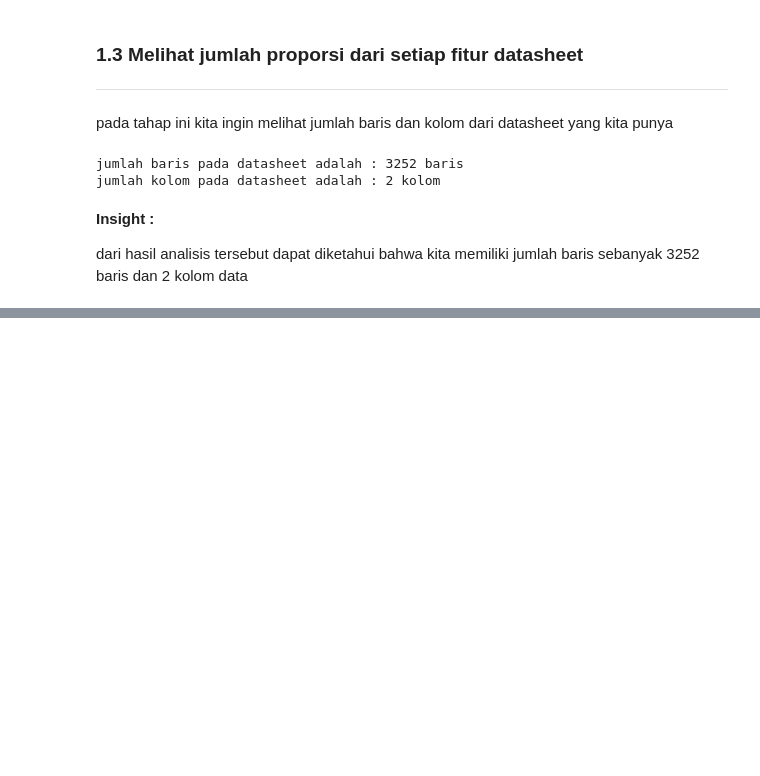
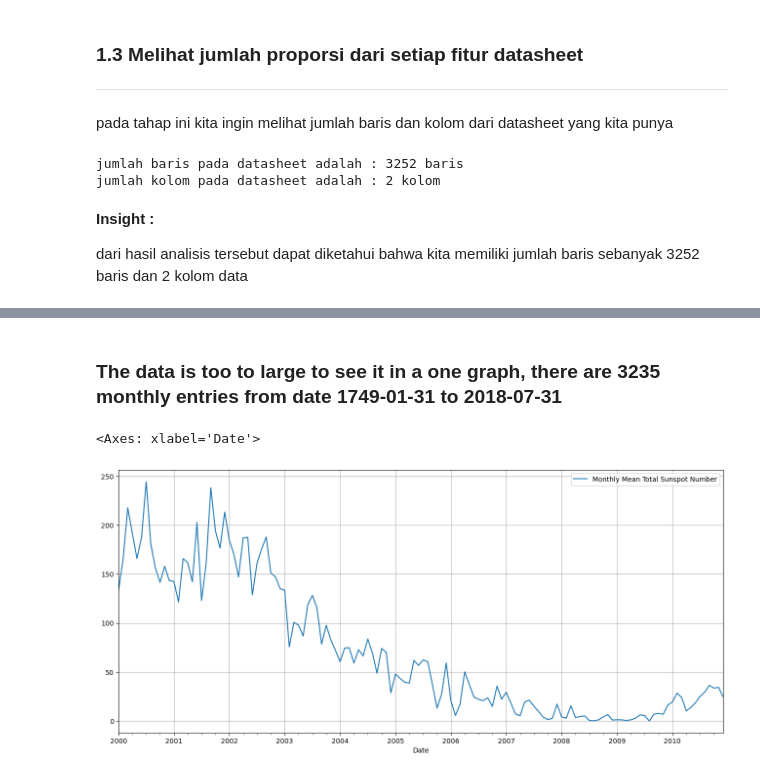
Before and after one commit to BlackBox-Ops/DS-Time-Series-Sunspot, a Jupyter notebook: notebooks/EDA.ipynb, the cells around one changed output, grey strips where cells are left out. Cells and saved outputs as stored; diff of their text form; code cells hidden in the pictures; blank space fills up the shorter version.

```diff
--- a/notebooks/EDA.ipynb
+++ b/notebooks/EDA.ipynb
@@ -134,0 +228,8 @@ jumlah kolom pada datasheet adalah : 2 kolom
+# %% [markdown]
+### The data is too to large to see it in a one graph, there are 3235 monthly entries from date 1749-01-31 to 2018-07-31
+# %%
+df_2018=df.loc['2000':'2010'] # Slicing all data from 2000 to 2010
+df_2018.plot(figsize=(16,7),grid=True)
+# %% [output]
+<Axes: xlabel='Date'>
+[figure, added]
```
Also changed, not shown: parts of 14 cells of this notebook.
